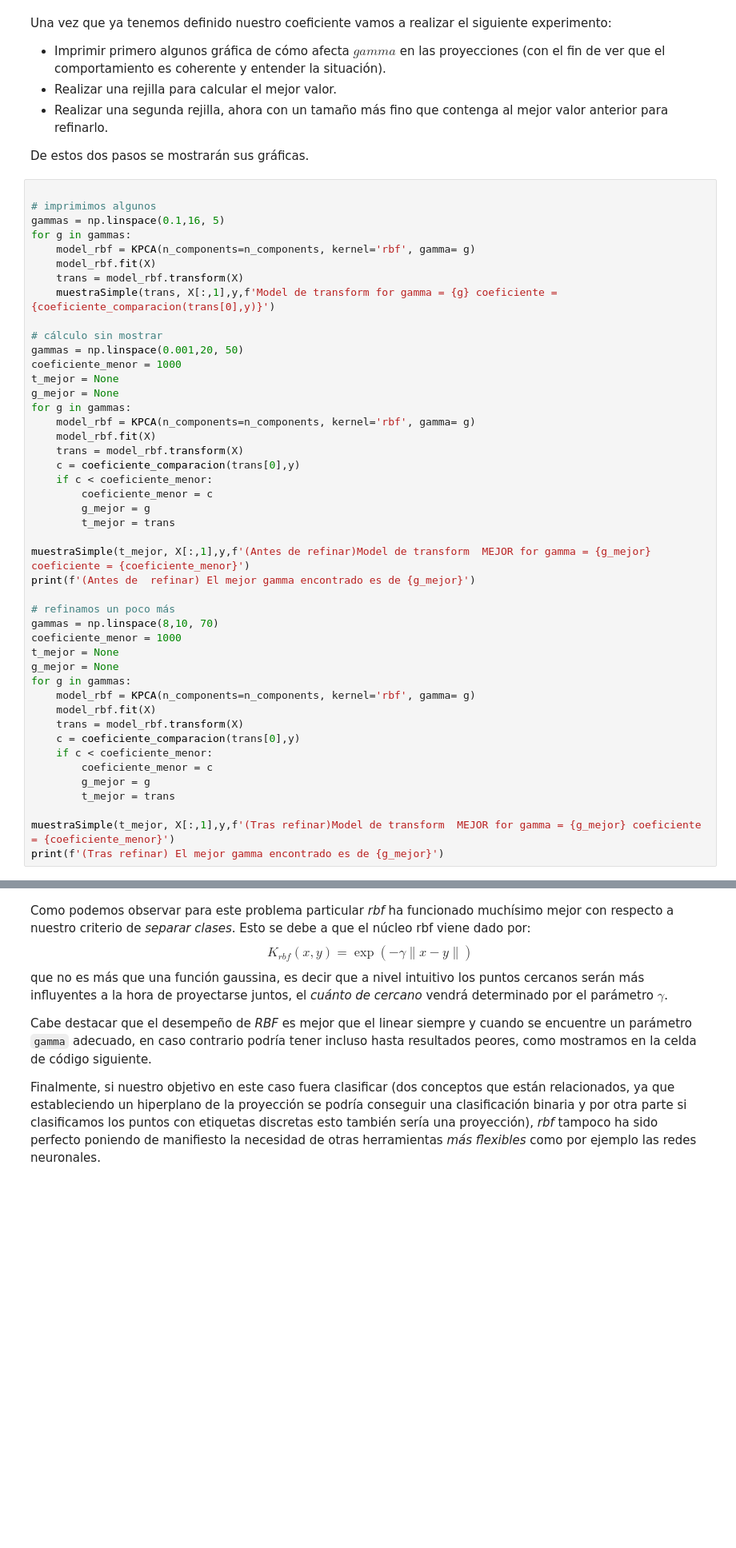
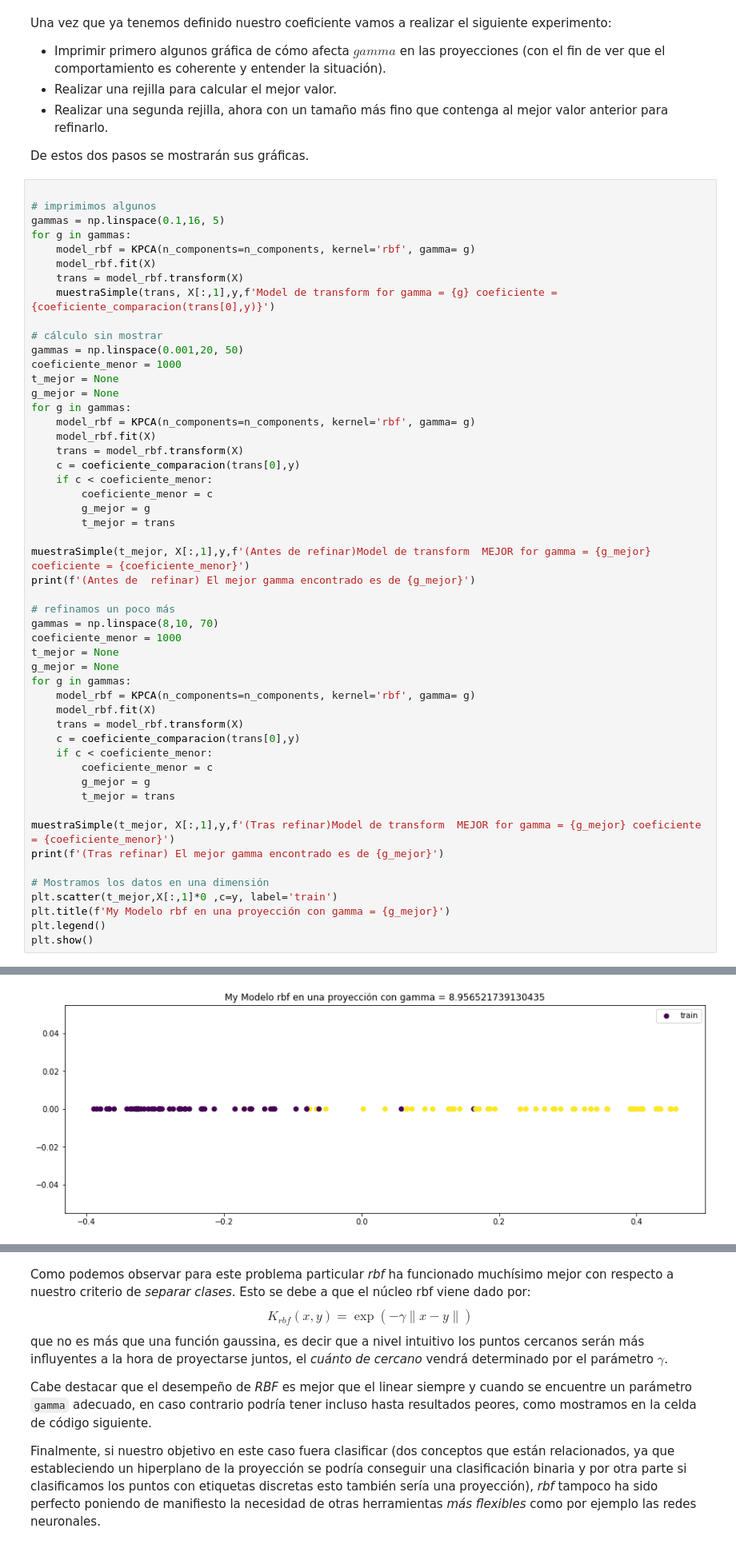
Before and after one commit to BlancaCC/MetodoAvanzadosAprendizajeAutomatico, a Jupyter notebook: DimensionReduction/MAAA-22_23-KPCA_Qst.ipynb, the cells around one changed output, grey strips where cells are left out. Shown: that part at 80% size. Drawn from its saved outputs; the diff is of its cells as text; blank space fills up the shorter version.

```diff
--- a/DimensionReduction/MAAA-22_23-KPCA_Qst.ipynb
+++ b/DimensionReduction/MAAA-22_23-KPCA_Qst.ipynb
@@ -666,33 +674,40 @@ for g in gammas:
 muestraSimple(t_mejor, X[:,1],y,f'(Antes de refinar)Model de transform  MEJOR for gamma = {g_mejor} coeficiente = {coeficiente_menor}')
 print(f'(Antes de  refinar) El mejor gamma encontrado es de {g_mejor}')
 
 # refinamos un poco más
 gammas = np.linspace(8,10, 70)
 coeficiente_menor = 1000
 t_mejor = None
 g_mejor = None
 for g in gammas:
     model_rbf = KPCA(n_components=n_components, kernel='rbf', gamma= g)
     model_rbf.fit(X)
     trans = model_rbf.transform(X)
     c = coeficiente_comparacion(trans[0],y)
     if c < coeficiente_menor:
         coeficiente_menor = c
         g_mejor = g
         t_mejor = trans
 
 muestraSimple(t_mejor, X[:,1],y,f'(Tras refinar)Model de transform  MEJOR for gamma = {g_mejor} coeficiente = {coeficiente_menor}')
 print(f'(Tras refinar) El mejor gamma encontrado es de {g_mejor}')
+
+# Mostramos los datos en una dimensión
+plt.scatter(t_mejor,X[:,1]*0 ,c=y, label='train')
+plt.title(f'My Modelo rbf en una proyección con gamma = {g_mejor}')
+plt.legend()
+plt.show()
 # %% [output]
 [figure]
 [figure]
 [figure]
 [figure]
 [figure]
 [figure]
 (Antes de  refinar) El mejor gamma encontrado es de 8.980142857142857
 [figure]
 (Tras refinar) El mejor gamma encontrado es de 8.956521739130435
+[figure, added]
 # %%
 n_components=1
 
```
Also changed, not shown: parts of 7 cells of this notebook.
